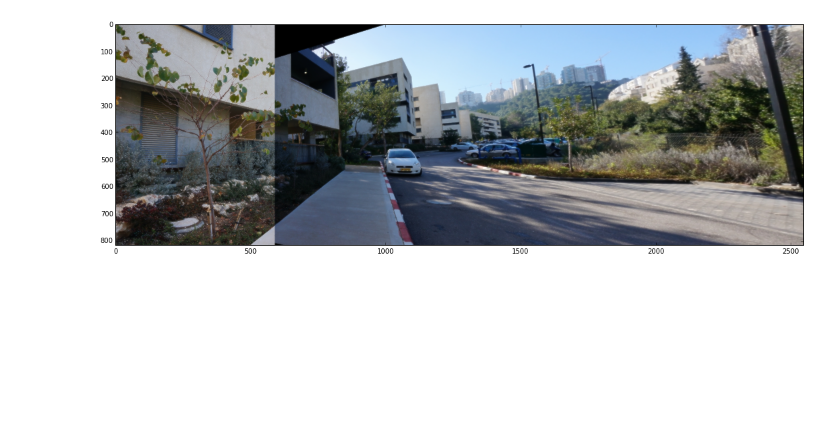
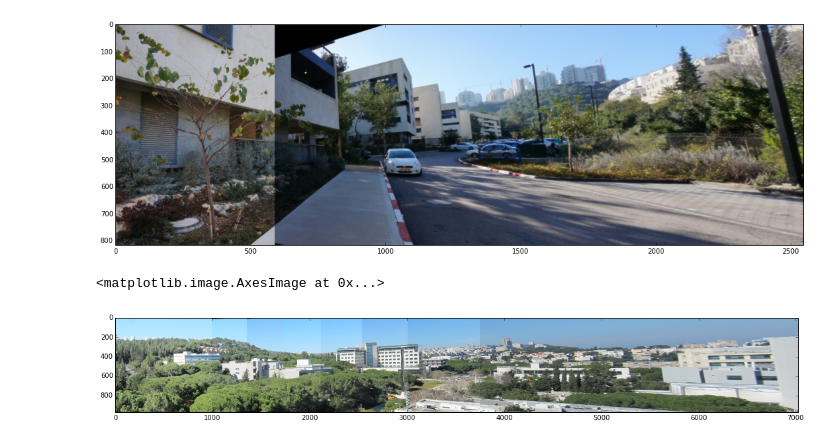
Before and after one commit to NCEghtebas/ComputerVisionCT, a Jupyter notebook: HW3/Q2_b.ipynb, the cells around one changed output. Cells and saved outputs as stored; diff of their text form; code cells hidden in the pictures; blank space fills up the shorter version.

```diff
--- a/HW3/Q2_b.ipynb
+++ b/HW3/Q2_b.ipynb
@@ -221,0 +199,35 @@ img_RGBA = cv2.merge((npic1[:,:,:], alpha_channel))
+# %%
+pic_9d=cv2.imread("Images/Q2/Other sets/Technion set/T9.JPG")
+pic_8d=cv2.imread("Images/Q2/Other sets/Technion set/T8.JPG")
+pic_7d=cv2.imread("Images/Q2/Other sets/Technion set/T7.JPG")
+pic_6d=cv2.imread("Images/Q2/Other sets/Technion set/T6.JPG")
+pic_5d=cv2.imread("Images/Q2/Other sets/Technion set/T5.JPG")
+pic_4d=cv2.imread("Images/Q2/Other sets/Technion set/T4.JPG")
+pic_3d=cv2.imread("Images/Q2/Other sets/Technion set/T3.JPG")
+pic_2d=cv2.imread("Images/Q2/Other sets/Technion set/T2.JPG")
+pic_1d=cv2.imread("Images/Q2/Other sets/Technion set/T1.JPG")
+
+pic_9d=cv2.cvtColor(pic_9d,cv2.COLOR_BGR2RGB)
+pic_8d=cv2.cvtColor(pic_8d,cv2.COLOR_BGR2RGB)
+pic_7d=cv2.cvtColor(pic_7d,cv2.COLOR_BGR2RGB)
+pic_6d=cv2.cvtColor(pic_6d,cv2.COLOR_BGR2RGB)
+pic_5d=cv2.cvtColor(pic_5d,cv2.COLOR_BGR2RGB)
+pic_4d=cv2.cvtColor(pic_4d,cv2.COLOR_BGR2RGB)
+pic_3d=cv2.cvtColor(pic_3d,cv2.COLOR_BGR2RGB)
+pic_2d=cv2.cvtColor(pic_2d,cv2.COLOR_BGR2RGB)
+pic_1d=cv2.cvtColor(pic_1d,cv2.COLOR_BGR2RGB)
+
+result=stitch(pic_1d,pic_2d)
+result=stitch(result,pic_3d)
+result=stitch(result,pic_4d)
+result=stitch(result,pic_5d)
+result=stitch(result,pic_6d)
+result=stitch(result,pic_7d)
+result=stitch(result,pic_8d)
+result=stitch(result,pic_9d)
+f2=plt.figure()
+f2.set_size_inches(18.5, 10.5)
+plt.imshow(result)
+# %% [output]
+<matplotlib.image.AxesImage at 0x...>
+[figure, added]
```
Also changed, not shown: parts of 1 cell of this notebook, 6 other files.
